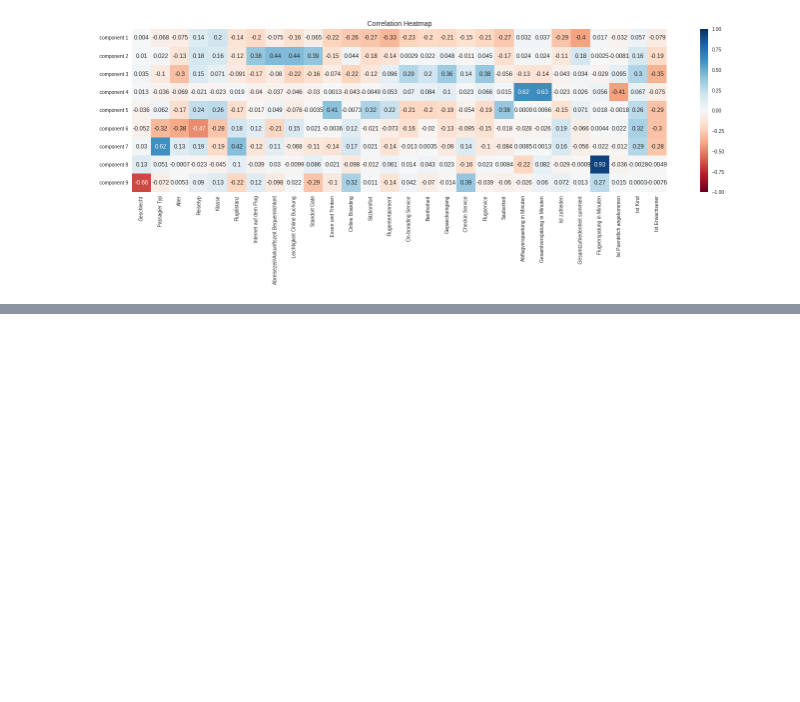
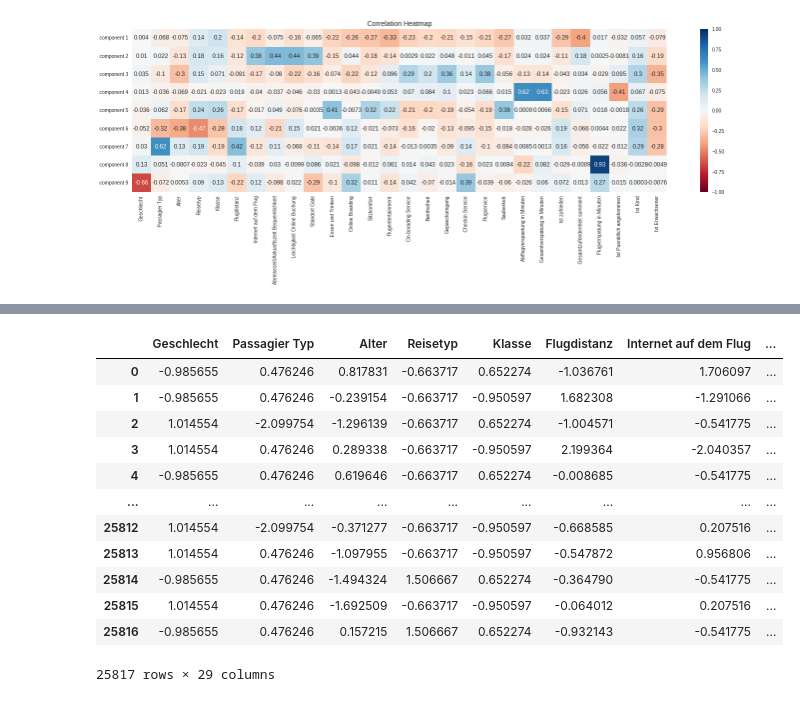
Before and after one commit to AliceKitchkin/Unsupervised-Machine-Learning, a Jupyter notebook: AirlinePassengerSatisfaction.ipynb, the cells around one changed output, grey strips where cells are left out. Saved outputs shown, nothing was run; the diff lists cells and outputs as text; code cells hidden in the pictures; blank space fills up the shorter version.

```diff
--- a/AirlinePassengerSatisfaction.ipynb
+++ b/AirlinePassengerSatisfaction.ipynb
@@ -571,0 +597,18 @@ Text(0.5, 1.0, 'Correlation Heatmap')
+# %%
+data_kmeans = data_scaled.copy()
+data_kmeans['Clusters'] = kmeans.labels_
+data_kmeans
+# %% [output]
+|  | Geschlecht | Passagier Typ | Alter | Reisetyp | Klasse | Flugdistanz | Internet auf dem Flug | ... |
+| 0 | -0.985655 | 0.476246 | 0.817831 | -0.663717 | 0.652274 | -1.036761 | 1.706097 | ... |
+| 1 | -0.985655 | 0.476246 | -0.239154 | -0.663717 | -0.950597 | 1.682308 | -1.291066 | ... |
+| 2 | 1.014554 | -2.099754 | -1.296139 | -0.663717 | 0.652274 | -1.004571 | -0.541775 | ... |
+| 3 | 1.014554 | 0.476246 | 0.289338 | -0.663717 | -0.950597 | 2.199364 | -2.040357 | ... |
+| 4 | -0.985655 | 0.476246 | 0.619646 | -0.663717 | 0.652274 | -0.008685 | -0.541775 | ... |
+| ... | ... | ... | ... | ... | ... | ... | ... | ... |
+| 25812 | 1.014554 | -2.099754 | -0.371277 | -0.663717 | -0.950597 | -0.668585 | 0.207516 | ... |
+| 25813 | 1.014554 | 0.476246 | -1.097955 | -0.663717 | -0.950597 | -0.547872 | 0.956806 | ... |
+| 25814 | -0.985655 | 0.476246 | -1.494324 | 1.506667 | 0.652274 | -0.364790 | -0.541775 | ... |
+| 25815 | 1.014554 | 0.476246 | -1.692509 | -0.663717 | -0.950597 | -0.064012 | 0.207516 | ... |
+| 25816 | -0.985655 | 0.476246 | 0.157215 | 1.506667 | 0.652274 | -0.932143 | -0.541775 | ... |
+25817 rows × 29 columns
```
Also changed, not shown: parts of 7 cells of this notebook.
